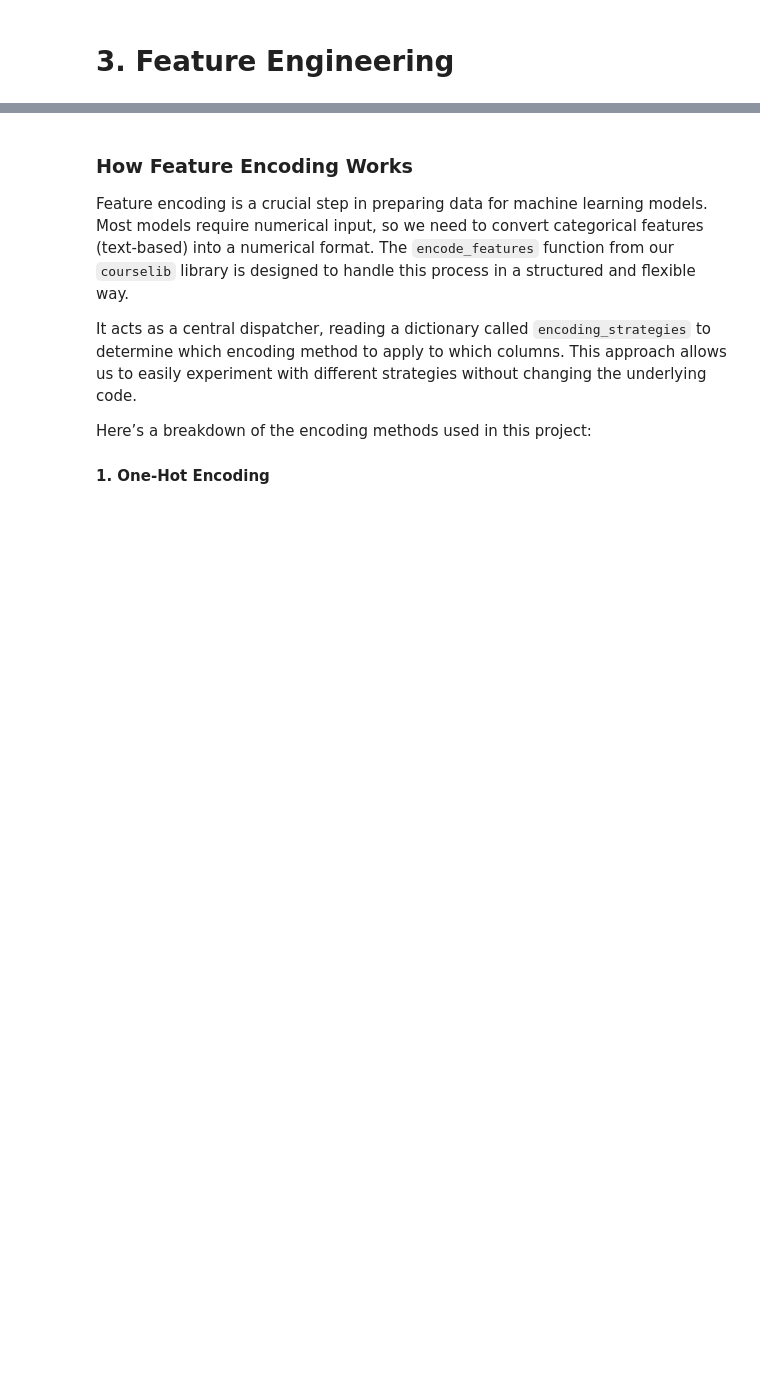
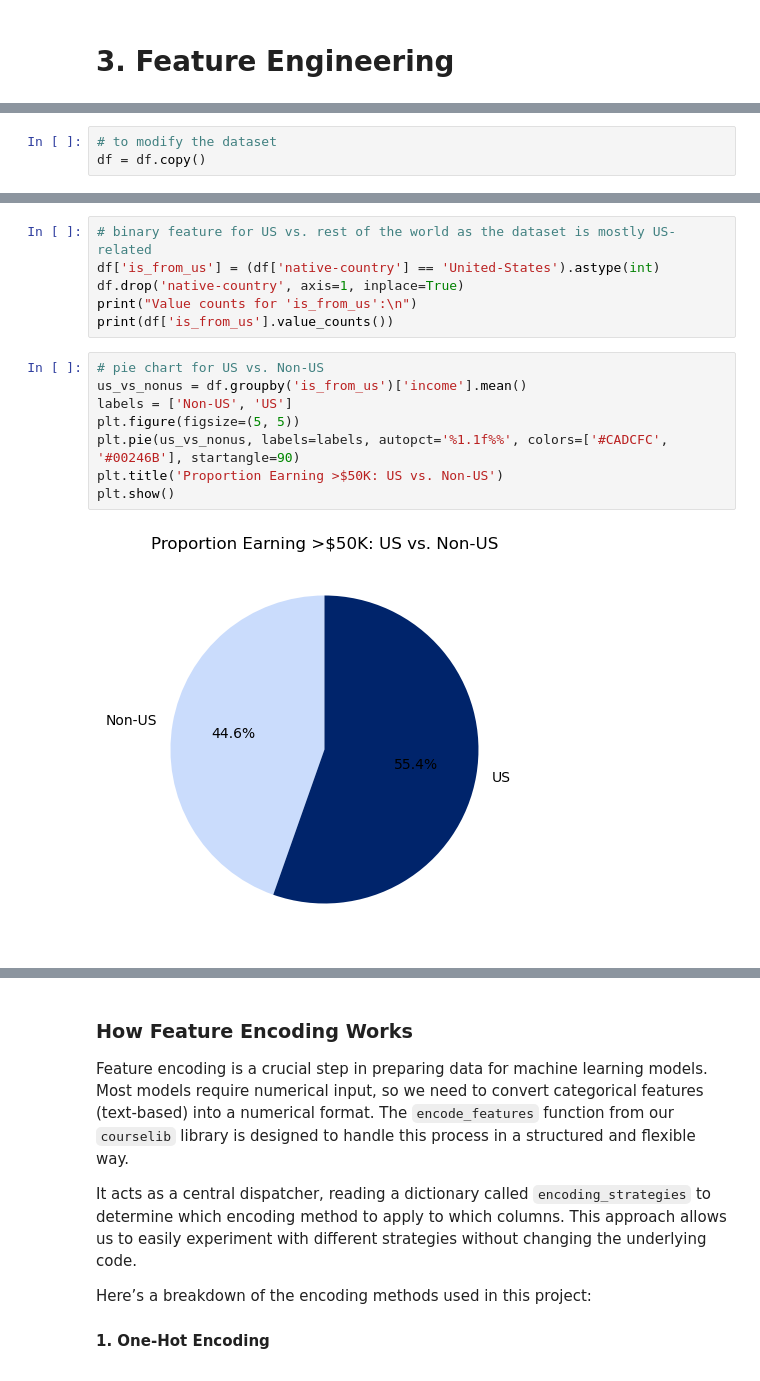
Before and after one commit to jnn-mllr/AML---final-project, a Jupyter notebook: notebooks/main.ipynb, the cells around one changed output, grey strips where cells are left out. Cells and saved outputs as stored; diff of their text form; blank space fills up the shorter version.

```diff
--- a/notebooks/main.ipynb
+++ b/notebooks/main.ipynb
@@ -285,0 +354,3 @@ plt.show()
+# %%
+# to modify the dataset
+df = df.copy()
@@ -285,0 +371,16 @@ plt.show()
+# %%
+# binary feature for US vs. rest of the world as the dataset is mostly US-related
+df['is_from_us'] = (df['native-country'] == 'United-States').astype(int)
+df.drop('native-country', axis=1, inplace=True)
+print("Value counts for 'is_from_us':\n")
+print(df['is_from_us'].value_counts())
+# %%
+# pie chart for US vs. Non-US
+us_vs_nonus = df.groupby('is_from_us')['income'].mean()
+labels = ['Non-US', 'US']
+plt.figure(figsize=(5, 5))
+plt.pie(us_vs_nonus, labels=labels, autopct='%1.1f%%', colors=['#CADCFC', '#00246B'], startangle=90)
+plt.title('Proportion Earning >$50K: US vs. Non-US')
+plt.show()
+# %% [output]
+[figure, added]
```
Also changed, not shown: parts of 20 cells of this notebook.
